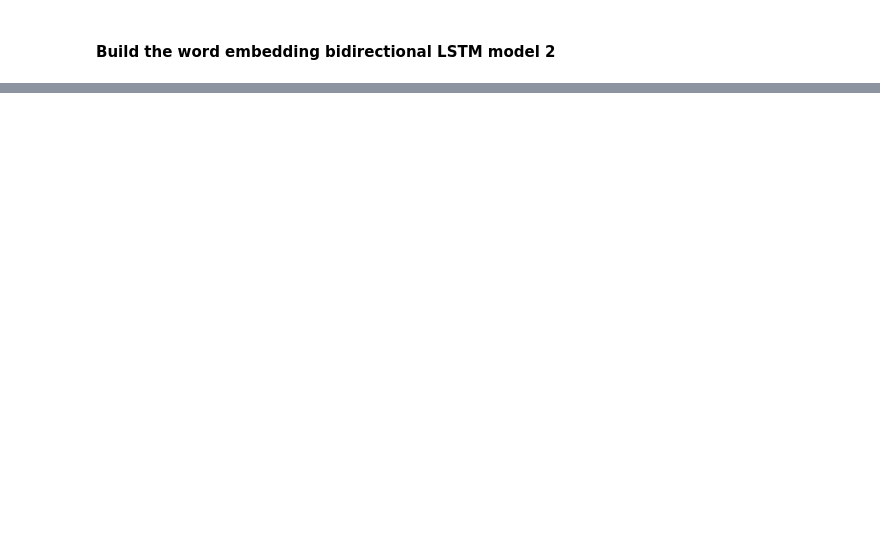
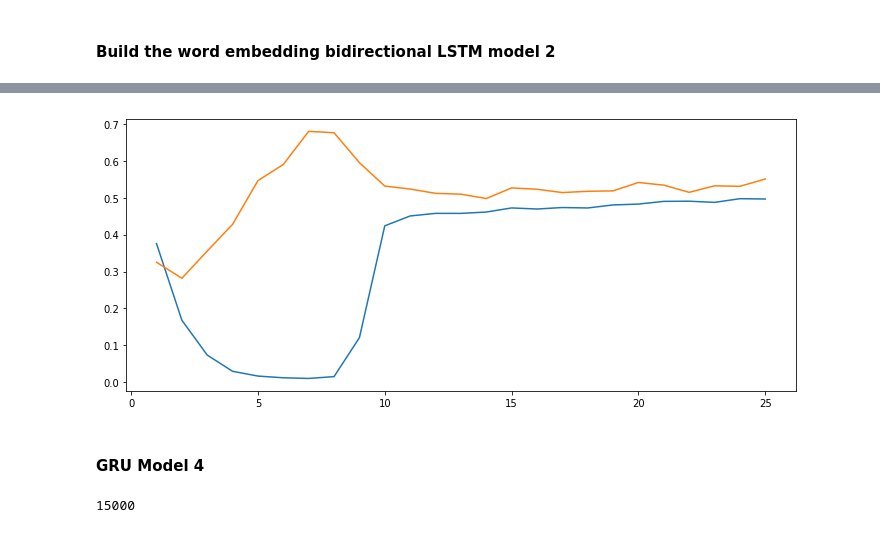
Before and after one commit to gtg269c/mlnd_capstone_fakenews1, a Jupyter notebook: FakeNews_set1_clean_token_embed_LSTM_2.ipynb, the cells around one changed output, grey strips where cells are left out. Cells and saved outputs as stored; diff of their text form; code cells hidden in the pictures; blank space fills up the shorter version.

```diff
--- a/FakeNews_set1_clean_token_embed_LSTM_2.ipynb
+++ b/FakeNews_set1_clean_token_embed_LSTM_2.ipynb
@@ -508,0 +516,15 @@ F beta-score: 0.8931360460337032
+# %%
+## Network architecture
+embeding_size = 128
+
+model3 = Sequential()
+model3.add(Embedding(20000, embeding_size, input_length=50))
+model3.add(Bidirectional(LSTM(150, dropout=0.4, recurrent_dropout=0.2)))
+model3.add(Dense(1, activation='sigmoid'))
+
+## adam learning rate
+adam = optimizers.Adam(lr=0.01)
+model3.compile(loss='binary_crossentropy', optimizer=adam, metrics=['accuracy'])
+
+## Show the model
+model3.summary()
@@ -508,0 +545,3 @@ F beta-score: 0.8931360460337032
+# %%
+## Fit the model (capture the output for plotting the learning rate)
+mod3_fit = model3.fit(data, np.array(label), validation_split=0.2, epochs=25)
@@ -508,0 +566,14 @@ F beta-score: 0.8931360460337032
+# %%
+## the training and validation loss
+hist = mod3_fit
+
+fig = plt.figure(figsize = (12,5))
+ax = fig.add_subplot(111)
+x = np.array(range(1, len(hist.history['loss'])+1))
+y = np.transpose([hist.history[k] for k in ['loss', 'val_loss']])
+ax.plot(x, y)
+fig.show()
+# %% [output]
+[figure, added]
+# %% [markdown]
+#### GRU Model 4
@@ -508,0 +599,7 @@ F beta-score: 0.8931360460337032
+# %%
+data = data_all[:15000]
+label = df.iloc[:15000,1]
+len(data)
+#print(data[:10])
+# %% [output]
+15000
```
Also changed, not shown: parts of 34 cells of this notebook, 5 other files.
